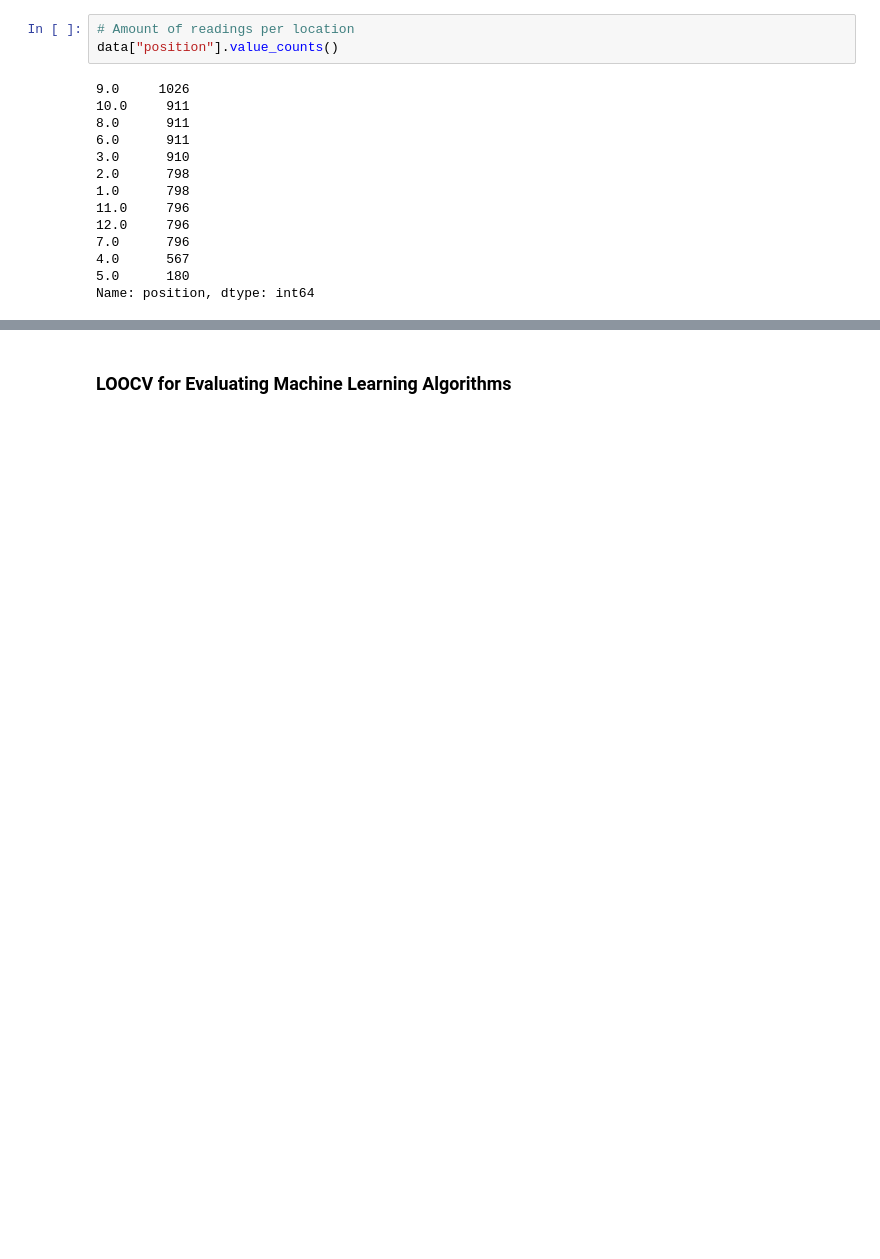
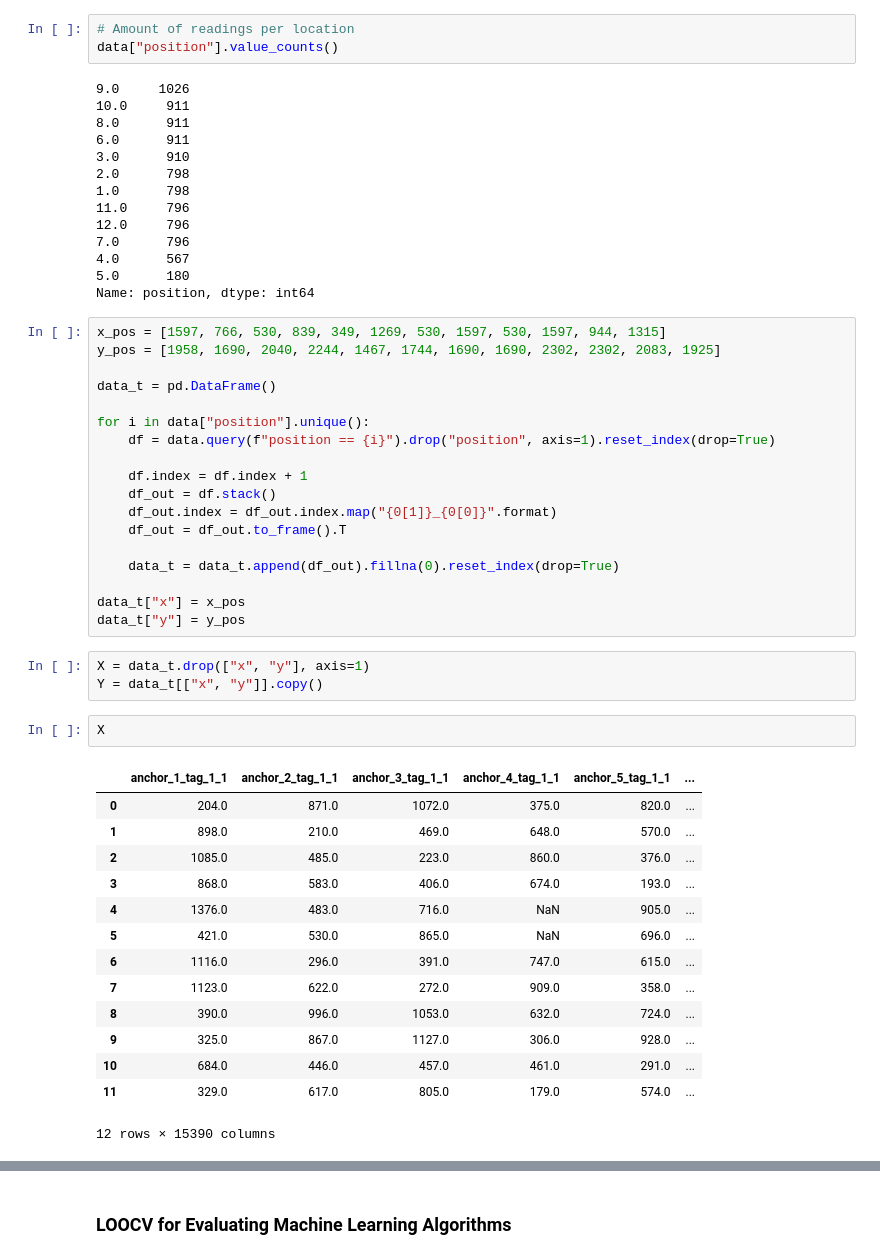
Before and after one commit to shariqak14/indoor_localization, a Jupyter notebook: indoor_localization.ipynb, the cells around one changed output, grey strips where cells are left out. Saved outputs shown, nothing was run; the diff lists cells and outputs as text; blank space fills up the shorter version.

```diff
--- a/indoor_localization.ipynb
+++ b/indoor_localization.ipynb
@@ -185,3 +144,41 @@ data["position"].value_counts()
 4.0      567
 5.0      180
 Name: position, dtype: int64
+# %%
+x_pos = [1597, 766, 530, 839, 349, 1269, 530, 1597, 530, 1597, 944, 1315]
+y_pos = [1958, 1690, 2040, 2244, 1467, 1744, 1690, 1690, 2302, 2302, 2083, 1925]
+
+data_t = pd.DataFrame()
+
+for i in data["position"].unique():
+    df = data.query(f"position == {i}").drop("position", axis=1).reset_index(drop=True)
+
+    df.index = df.index + 1
+    df_out = df.stack()
+    df_out.index = df_out.index.map("{0[1]}_{0[0]}".format)
+    df_out = df_out.to_frame().T
+
+    data_t = data_t.append(df_out).fillna(0).reset_index(drop=True)
+
+data_t["x"] = x_pos
+data_t["y"] = y_pos
+# %%
+X = data_t.drop(["x", "y"], axis=1)
+Y = data_t[["x", "y"]].copy()
+# %%
+X
+# %% [output]
+|  | anchor_1_tag_1_1 | anchor_2_tag_1_1 | anchor_3_tag_1_1 | anchor_4_tag_1_1 | anchor_5_tag_1_1 | ... |
+| 0 | 204.0 | 871.0 | 1072.0 | 375.0 | 820.0 | ... |
+| 1 | 898.0 | 210.0 | 469.0 | 648.0 | 570.0 | ... |
+| 2 | 1085.0 | 485.0 | 223.0 | 860.0 | 376.0 | ... |
+| 3 | 868.0 | 583.0 | 406.0 | 674.0 | 193.0 | ... |
+| 4 | 1376.0 | 483.0 | 716.0 | NaN | 905.0 | ... |
+| 5 | 421.0 | 530.0 | 865.0 | NaN | 696.0 | ... |
+| 6 | 1116.0 | 296.0 | 391.0 | 747.0 | 615.0 | ... |
+| 7 | 1123.0 | 622.0 | 272.0 | 909.0 | 358.0 | ... |
+| 8 | 390.0 | 996.0 | 1053.0 | 632.0 | 724.0 | ... |
+| 9 | 325.0 | 867.0 | 1127.0 | 306.0 | 928.0 | ... |
+| 10 | 684.0 | 446.0 | 457.0 | 461.0 | 291.0 | ... |
+| 11 | 329.0 | 617.0 | 805.0 | 179.0 | 574.0 | ... |
+12 rows × 15390 columns
```
Also changed, not shown: parts of 18 cells of this notebook.
